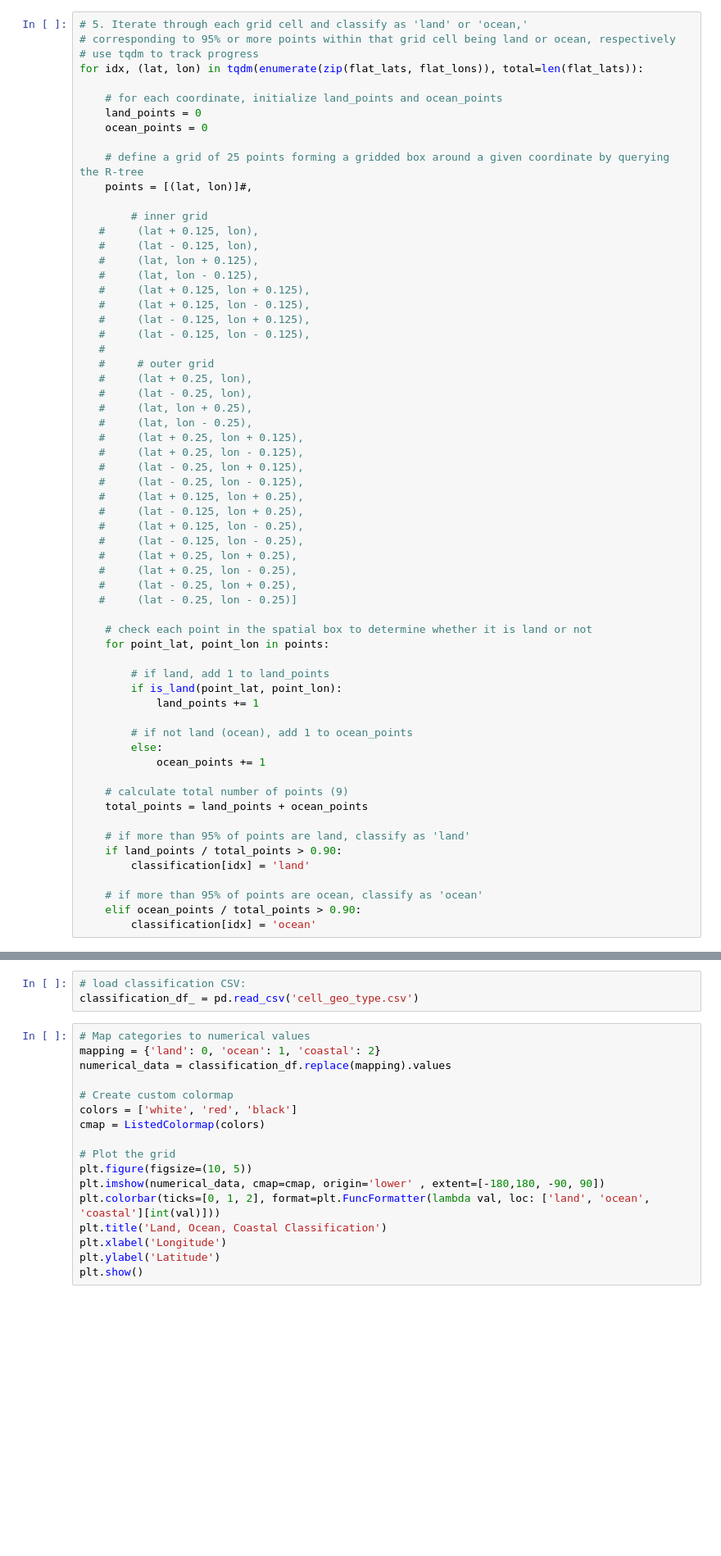
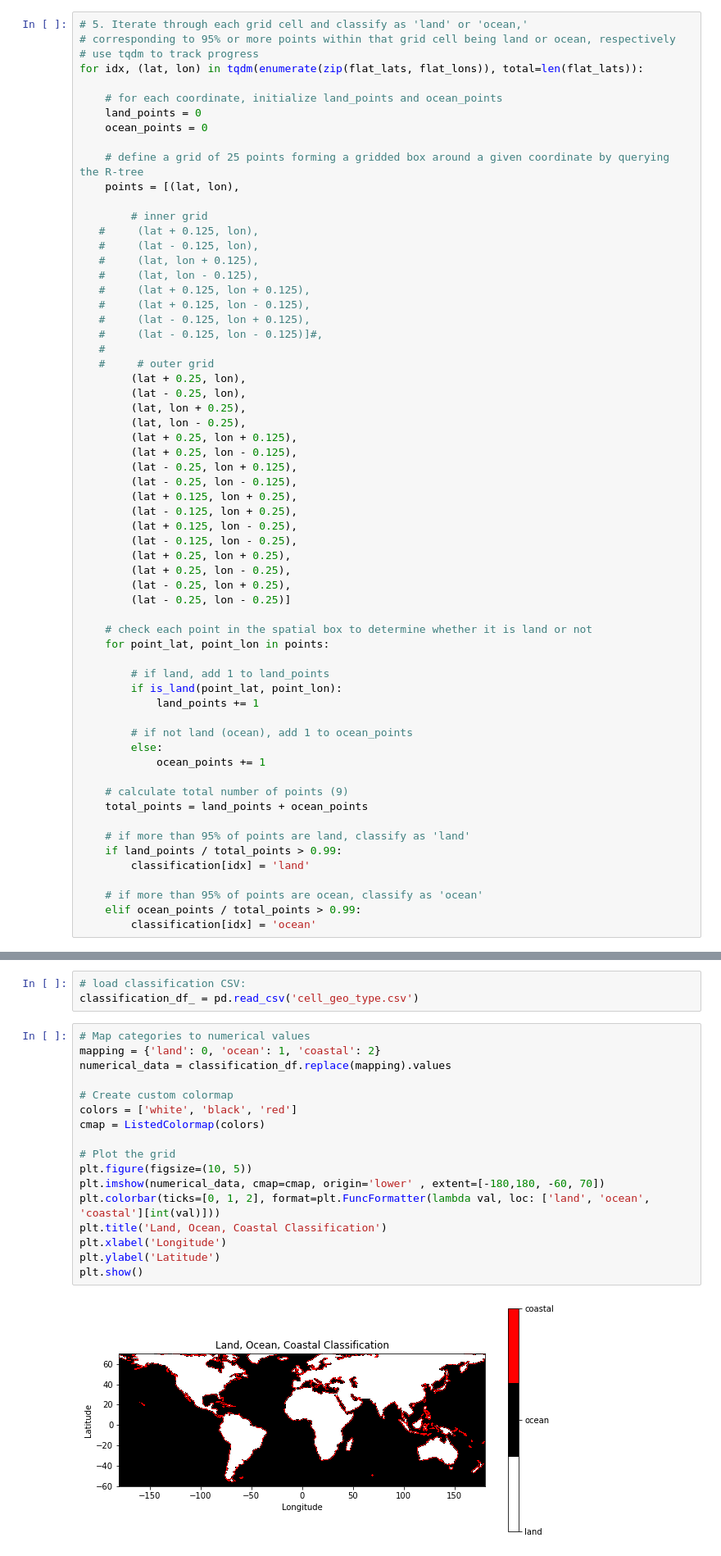
Before and after one commit to GHOpenonic/global-drifter-program, a Jupyter notebook: wind_connectivity/coastal_wind_cells.ipynb, the cells around one changed output, grey strips where cells are left out. Shown at 82% size. Drawn from its saved outputs; the diff is of its cells as text; blank space fills up the shorter version.

```diff
--- a/wind_connectivity/coastal_wind_cells.ipynb
+++ b/wind_connectivity/coastal_wind_cells.ipynb
@@ -130,7 +130,7 @@ for idx, (lat, lon) in tqdm(enumerate(zip(flat_lats, flat_lons)), total=len(flat
     ocean_points = 0
 
     # define a grid of 25 points forming a gridded box around a given coordinate by querying the R-tree
-    points = [(lat, lon)]#,
+    points = [(lat, lon),
 
         # inner grid
    #     (lat + 0.125, lon),
@@ -140,25 +140,25 @@ for idx, (lat, lon) in tqdm(enumerate(zip(flat_lats, flat_lons)), total=len(flat
    #     (lat + 0.125, lon + 0.125),
    #     (lat + 0.125, lon - 0.125),
    #     (lat - 0.125, lon + 0.125),
-   #     (lat - 0.125, lon - 0.125),
+   #     (lat - 0.125, lon - 0.125)]#,
    #
    #     # outer grid
-   #     (lat + 0.25, lon),
-   #     (lat - 0.25, lon),
-   #     (lat, lon + 0.25),
-   #     (lat, lon - 0.25),
-   #     (lat + 0.25, lon + 0.125),
-   #     (lat + 0.25, lon - 0.125),
-   #     (lat - 0.25, lon + 0.125),
-   #     (lat - 0.25, lon - 0.125),
-   #     (lat + 0.125, lon + 0.25),
-   #     (lat - 0.125, lon + 0.25),
-   #     (lat + 0.125, lon - 0.25),
-   #     (lat - 0.125, lon - 0.25),
-   #     (lat + 0.25, lon + 0.25),
-   #     (lat + 0.25, lon - 0.25),
-   #     (lat - 0.25, lon + 0.25),
-   #     (lat - 0.25, lon - 0.25)]
+        (lat + 0.25, lon),
+        (lat - 0.25, lon),
+        (lat, lon + 0.25),
+        (lat, lon - 0.25),
+        (lat + 0.25, lon + 0.125),
+        (lat + 0.25, lon - 0.125),
+        (lat - 0.25, lon + 0.125),
+        (lat - 0.25, lon - 0.125),
+        (lat + 0.125, lon + 0.25),
+        (lat - 0.125, lon + 0.25),
+        (lat + 0.125, lon - 0.25),
+        (lat - 0.125, lon - 0.25),
+        (lat + 0.25, lon + 0.25),
+        (lat + 0.25, lon - 0.25),
+        (lat - 0.25, lon + 0.25),
+        (lat - 0.25, lon - 0.25)]
 
     # check each point in the spatial box to determine whether it is land or not
     for point_lat, point_lon in points:
@@ -175,11 +175,11 @@ for idx, (lat, lon) in tqdm(enumerate(zip(flat_lats, flat_lons)), total=len(flat
     total_points = land_points + ocean_points
 
     # if more than 95% of points are land, classify as 'land'
-    if land_points / total_points > 0.90:
+    if land_points / total_points > 0.99:
         classification[idx] = 'land'
 
     # if more than 95% of points are ocean, classify as 'ocean'
-    elif ocean_points / total_points > 0.90:
+    elif ocean_points / total_points > 0.99:
         classification[idx] = 'ocean'
 # %%
 # 6. Reorganize as a dataframe of the same shape as the ERA 5 wind grid
@@ -198,17 +198,19 @@ classification_df_ = pd.read_csv('cell_geo_type.csv')
 # %%
 # Map categories to numerical values
 mapping = {'land': 0, 'ocean': 1, 'coastal': 2}
 numerical_data = classification_df.replace(mapping).values
 
 # Create custom colormap
-colors = ['white', 'red', 'black']
+colors = ['white', 'black', 'red']
 cmap = ListedColormap(colors)
 
 # Plot the grid
 plt.figure(figsize=(10, 5))
-plt.imshow(numerical_data, cmap=cmap, origin='lower' , extent=[-180,180, -90, 90])
+plt.imshow(numerical_data, cmap=cmap, origin='lower' , extent=[-180,180, -60, 70])
 plt.colorbar(ticks=[0, 1, 2], format=plt.FuncFormatter(lambda val, loc: ['land', 'ocean', 'coastal'][int(val)]))
 plt.title('Land, Ocean, Coastal Classification')
 plt.xlabel('Longitude')
 plt.ylabel('Latitude')
 plt.show()
+# %% [output]
+[figure, added]
```
Also changed, not shown: parts of 1 cell of this notebook.
